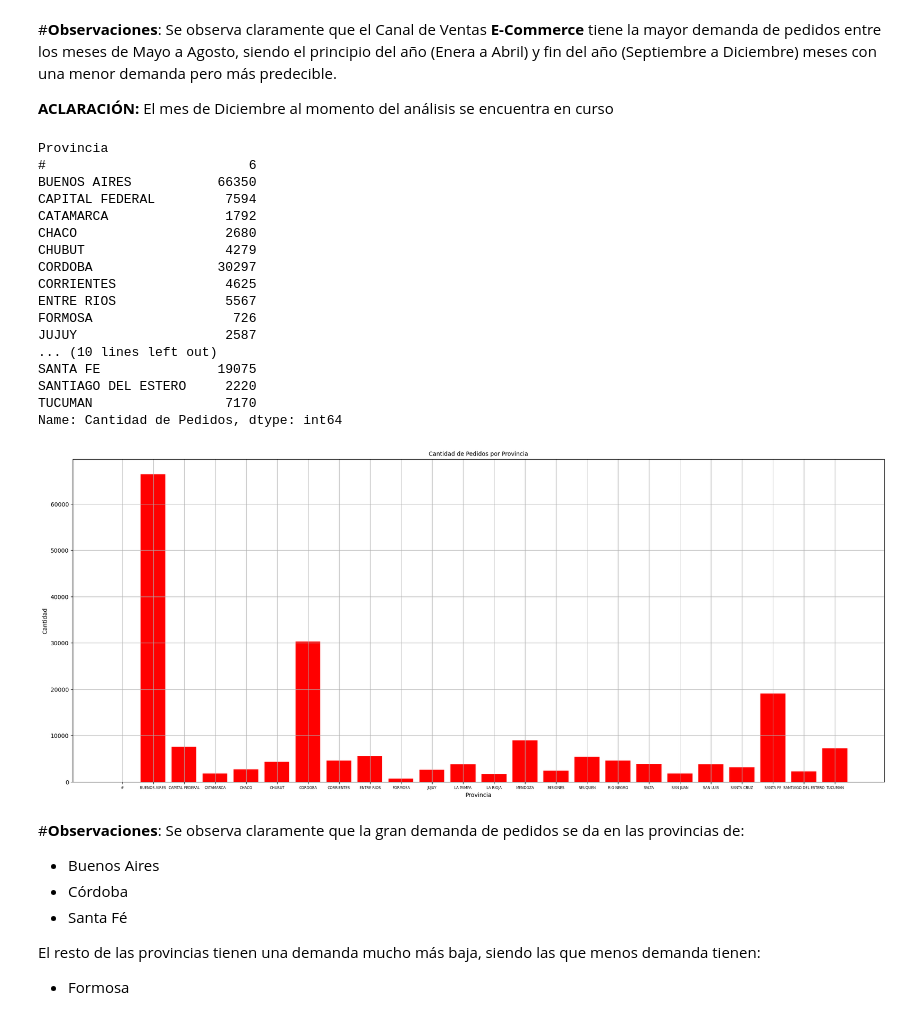
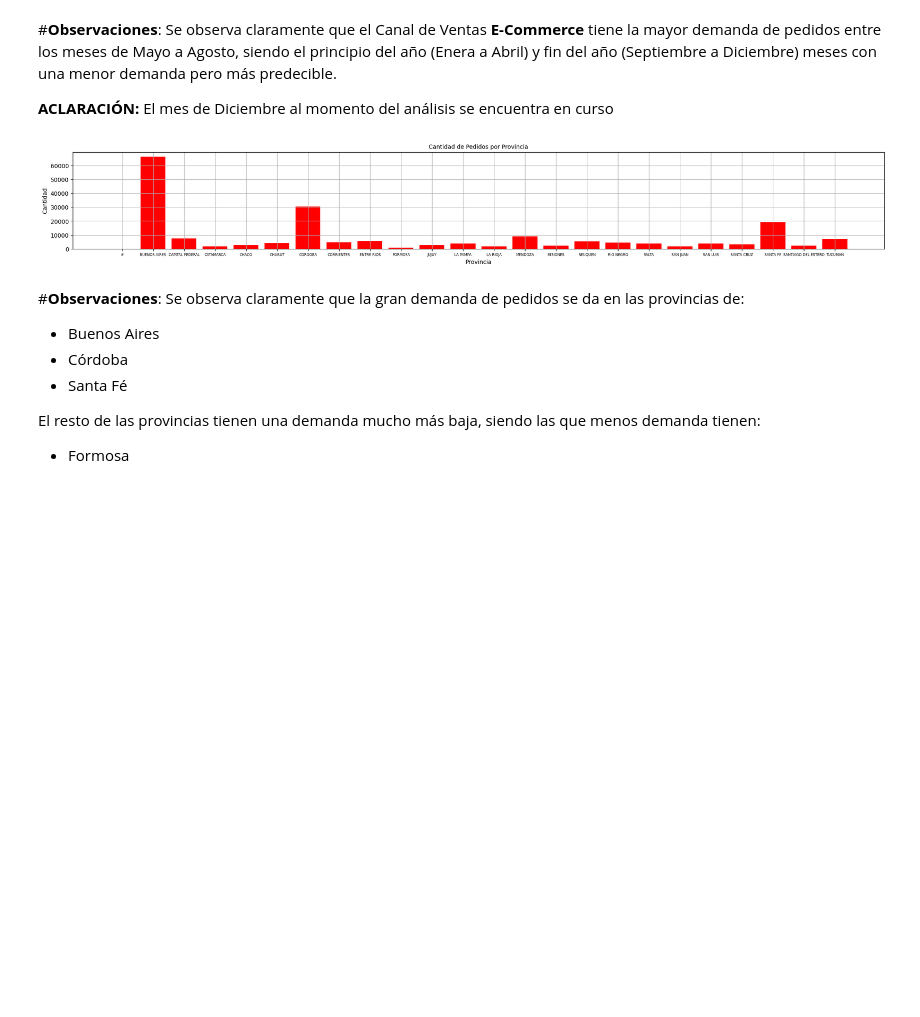
Before and after one commit to Leonardo-rodcas/Proyecto-DS-61190-E-Commerce, a Jupyter notebook: ProyectoDS_Rodriguez_Castillo_Leonardo.ipynb, the cells around one changed output. Drawn from its saved outputs; the diff is of its cells as text; code cells hidden in the pictures; blank space fills up the shorter version.

```diff
--- a/ProyectoDS_Rodriguez_Castillo_Leonardo.ipynb
+++ b/ProyectoDS_Rodriguez_Castillo_Leonardo.ipynb
@@ -375,33 +420,15 @@ Se observa claramente que el Canal de Ventas **E-Commerce** tiene la mayor deman
 # %%
 #Barras de Cantidad de Pedidos por Provincia
 df_provincia = df.groupby('Provincia')['Cantidad de Pedidos'].sum()
-print(df_provincia)
-fig, ax = plt.subplots(figsize=(25,10))
+fig, ax = plt.subplots(figsize=(25,3))
 plt.xticks(fontsize=6)
 ax.bar(df_provincia.index, df_provincia, color = 'red')
 ax.set_title('Cantidad de Pedidos por Provincia', fontsize=10)
 ax.set_ylabel('Cantidad', fontsize=10)
 ax.set_xlabel('Provincia', fontsize=10)
 ax.grid()
 # %% [output]
-Provincia
-#                          6
-BUENOS AIRES           66350
-CAPITAL FEDERAL         7594
-CATAMARCA               1792
-CHACO                   2680
-CHUBUT                  4279
-CORDOBA                30297
-CORRIENTES              4625
-ENTRE RIOS              5567
-FORMOSA                  726
-JUJUY                   2587
-... (10 lines left out)
-SANTA FE               19075
-SANTIAGO DEL ESTERO     2220
-TUCUMAN                 7170
-Name: Cantidad de Pedidos, dtype: int64
-[figure, old version]
+[figure, new version]
 # %% [markdown]
 #**Observaciones**:
 Se observa claramente que la gran demanda de pedidos se da en las provincias de:
```
Also changed, not shown: parts of 5 cells of this notebook.
